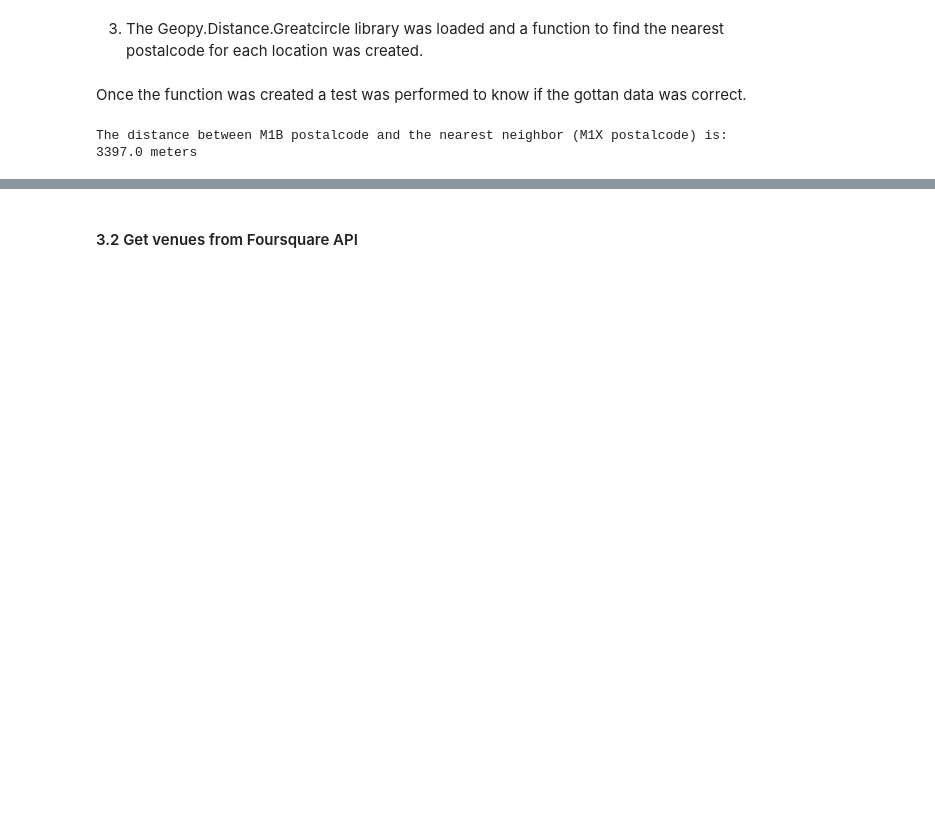
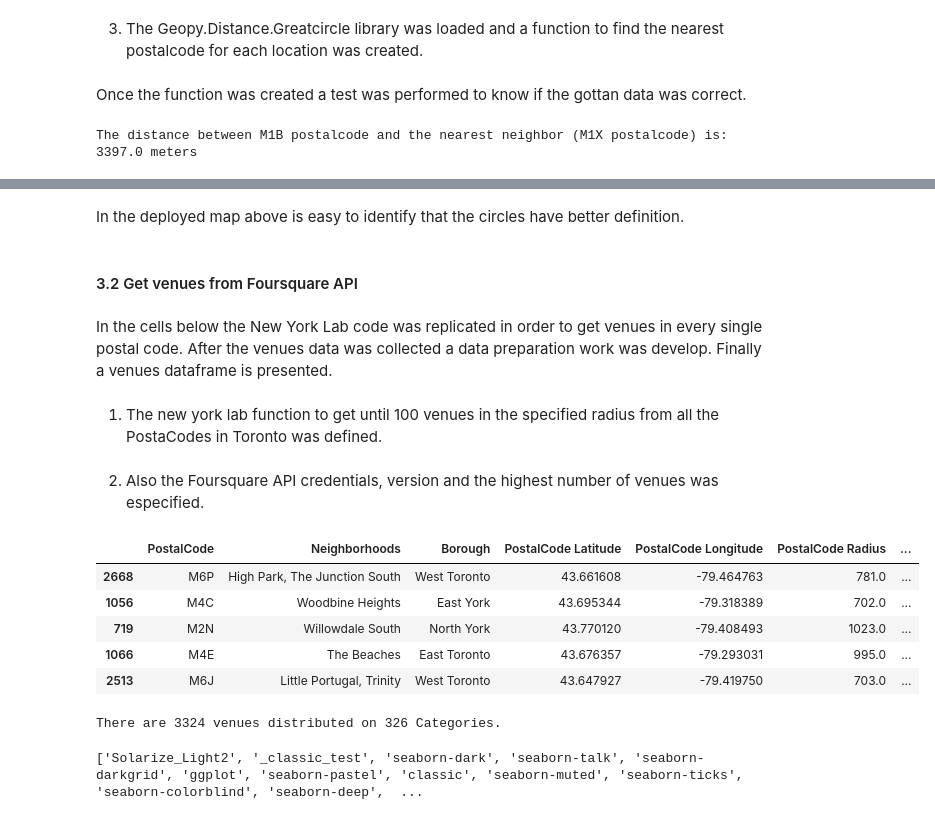
Before and after one commit to MigueliraV/Coursera_Capstone, a Jupyter notebook: Toronto.ipynb, the cells around one changed output, grey strips where cells are left out. Saved outputs shown, nothing was run; the diff lists cells and outputs as text; code cells hidden in the pictures; blank space fills up the shorter version.

```diff
--- a/Toronto.ipynb
+++ b/Toronto.ipynb
@@ -373,5 +379,11 @@ for lat, lng, borough, neighborhood, r in zip(df_4square['Latitude'], df_4square
 Toronto_map
 # %% [output]
 [interactive output not drawn]
+# %% [markdown]
+In the deployed map above is easy to identify that the circles have better definition.
 # %% [markdown]
 #### 3.2 Get venues from Foursquare API
+# %% [markdown]
+In the cells below the New York Lab code was replicated in order to get venues in every single postal code. After the venues data was collected a data preparation work was develop. Finally a venues dataframe is presented.
+# %% [markdown]
+1) The new york lab function to get until 100 venues in the specified radius from all the PostaCodes in Toronto was defined.
@@ -377,0 +431,2 @@ Toronto_map
+# %% [markdown]
+2) Also the Foursquare API credentials, version and the highest number of venues was especified.
@@ -377,0 +444,23 @@ Toronto_map
+# %%
+venues.sample(n=5)
+# %% [output]
+|  | PostalCode | Neighborhoods | Borough | PostalCode Latitude | PostalCode Longitude | PostalCode Radius | ... |
+| 2668 | M6P | High Park, The Junction South | West Toronto | 43.661608 | -79.464763 | 781.0 | ... |
+| 1056 | M4C | Woodbine Heights | East York | 43.695344 | -79.318389 | 702.0 | ... |
+| 719 | M2N | Willowdale South | North York | 43.770120 | -79.408493 | 1023.0 | ... |
+| 1066 | M4E | The Beaches | East Toronto | 43.676357 | -79.293031 | 995.0 | ... |
+| 2513 | M6J | Little Portugal, Trinity | West Toronto | 43.647927 | -79.419750 | 703.0 | ... |
+# %%
+print("There are {} venues distributed on {} Categories.".format(venues.shape[0], venues["Venue Category"].unique().shape[0]))
+# %% [output]
+There are 3324 venues distributed on 326 Categories.
+# %%
+# use the inline backend to generate the plots within the browser
+
+import matplotlib as mpl
+import matplotlib.pyplot as plt
+print(plt.style.available)
+from matplotlib.ticker import MaxNLocator
+from collections import namedtuple
+# %% [output]
+['Solarize_Light2', '_classic_test', 'seaborn-dark', 'seaborn-talk', 'seaborn-darkgrid', 'ggplot', 'seaborn-pastel', 'classic', 'seaborn-muted', 'seaborn-ticks', 'seaborn-colorblind', 'seaborn-deep',  ...
```
Also changed, not shown: parts of 23 cells of this notebook.
